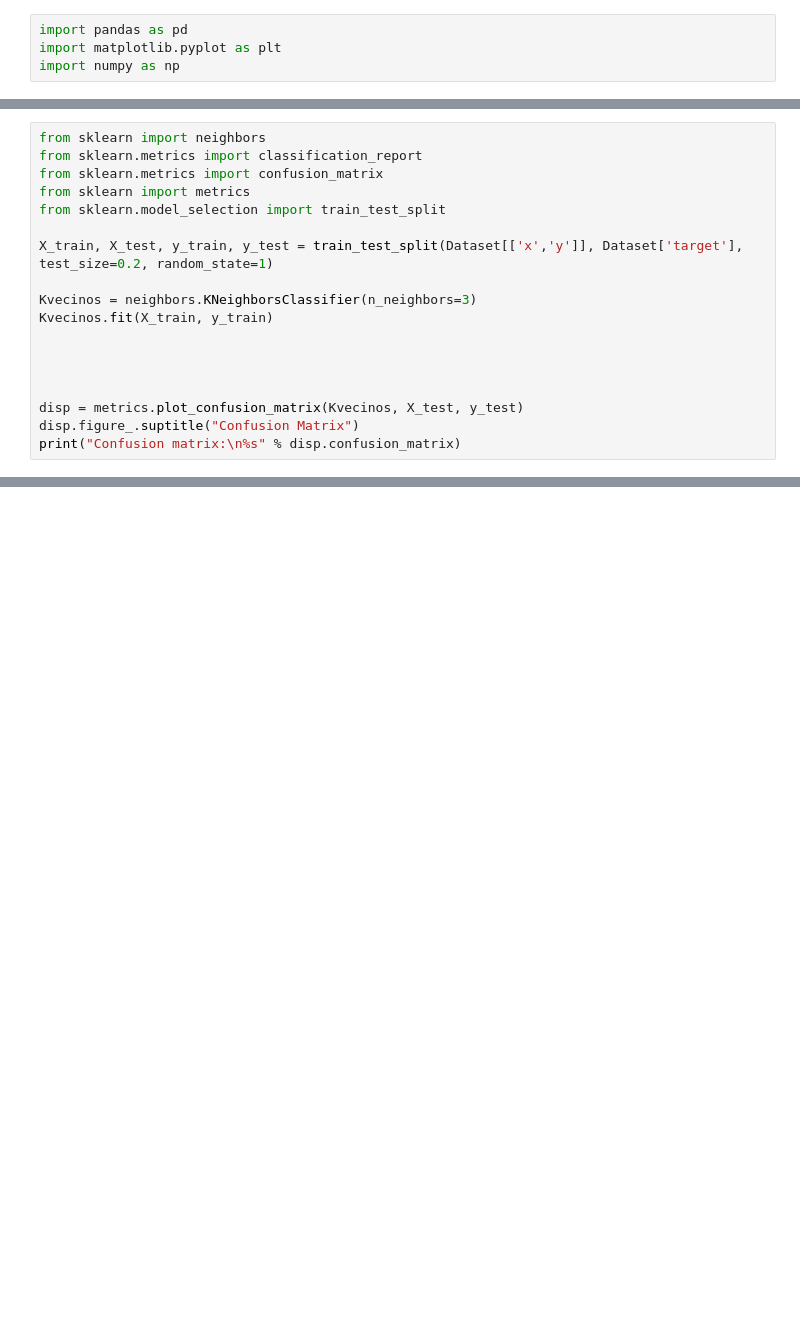
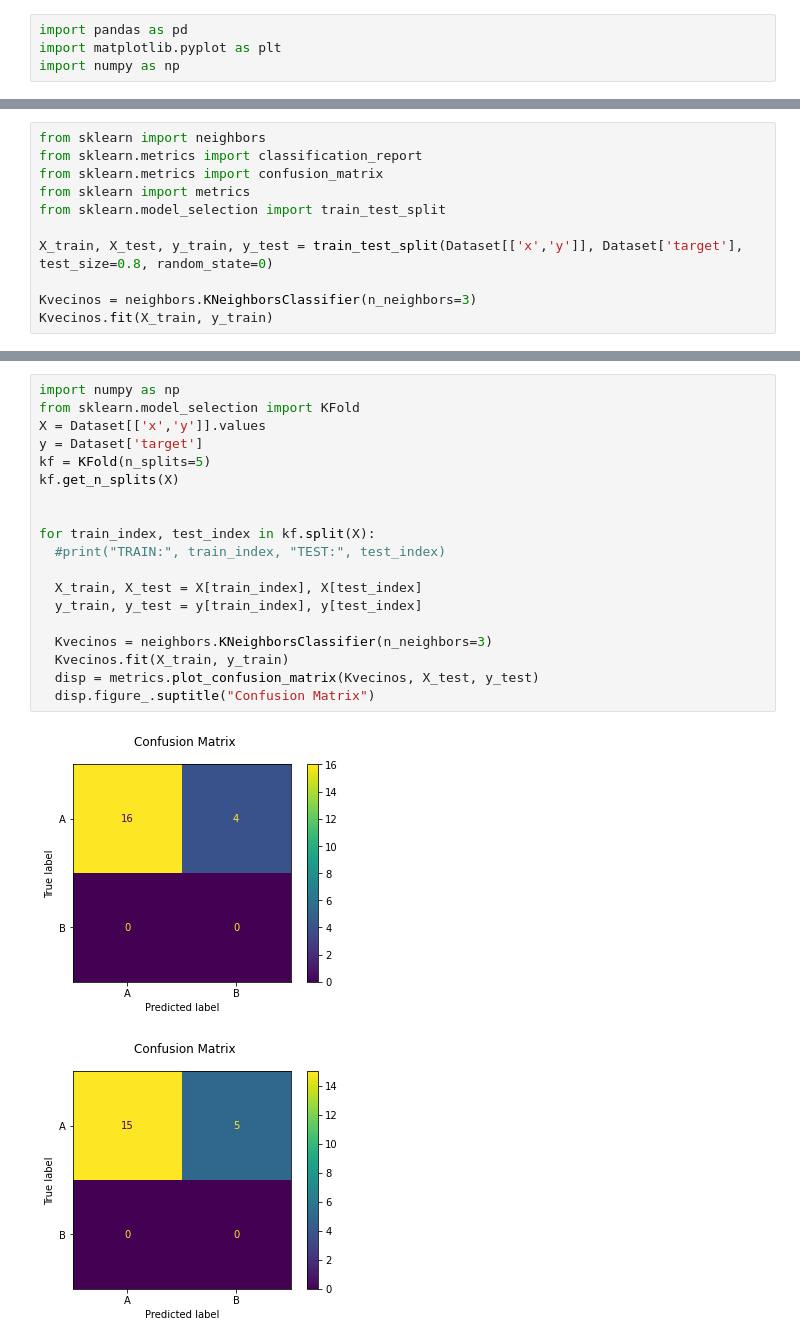
Before and after one commit to ValentinBarco/Aprendisaje-de-maquina, a Jupyter notebook: Ejercicio_3_AdM.ipynb, the cells around one changed output, grey strips where cells are left out. Cells and saved outputs as stored; diff of their text form; blank space fills up the shorter version.

```diff
--- a/Ejercicio_3_AdM.ipynb
+++ b/Ejercicio_3_AdM.ipynb
@@ -51,15 +43,8 @@ from sklearn.metrics import confusion_matrix
 from sklearn import metrics
 from sklearn.model_selection import train_test_split
 
-X_train, X_test, y_train, y_test = train_test_split(Dataset[['x','y']], Dataset['target'], test_size=0.2, random_state=1)
+X_train, X_test, y_train, y_test = train_test_split(Dataset[['x','y']], Dataset['target'], test_size=0.8, random_state=0)
 
 Kvecinos = neighbors.KNeighborsClassifier(n_neighbors=3)
 Kvecinos.fit(X_train, y_train)
-
-
-
-
-disp = metrics.plot_confusion_matrix(Kvecinos, X_test, y_test)
-disp.figure_.suptitle("Confusion Matrix")
-print("Confusion matrix:\n%s" % disp.confusion_matrix)
 # %% [output]
@@ -69,0 +64,22 @@ Confusion matrix:
+# %%
+import numpy as np
+from sklearn.model_selection import KFold
+X = Dataset[['x','y']].values
+y = Dataset['target']
+kf = KFold(n_splits=5)
+kf.get_n_splits(X)
+
+
+for train_index, test_index in kf.split(X):
+  #print("TRAIN:", train_index, "TEST:", test_index)
+
+  X_train, X_test = X[train_index], X[test_index]
+  y_train, y_test = y[train_index], y[test_index]
+
+  Kvecinos = neighbors.KNeighborsClassifier(n_neighbors=3)
+  Kvecinos.fit(X_train, y_train)
+  disp = metrics.plot_confusion_matrix(Kvecinos, X_test, y_test)
+  disp.figure_.suptitle("Confusion Matrix")
+# %% [output]
+[figure, added]
+[figure, added]
```
Also changed, not shown: parts of 10 cells of this notebook.
